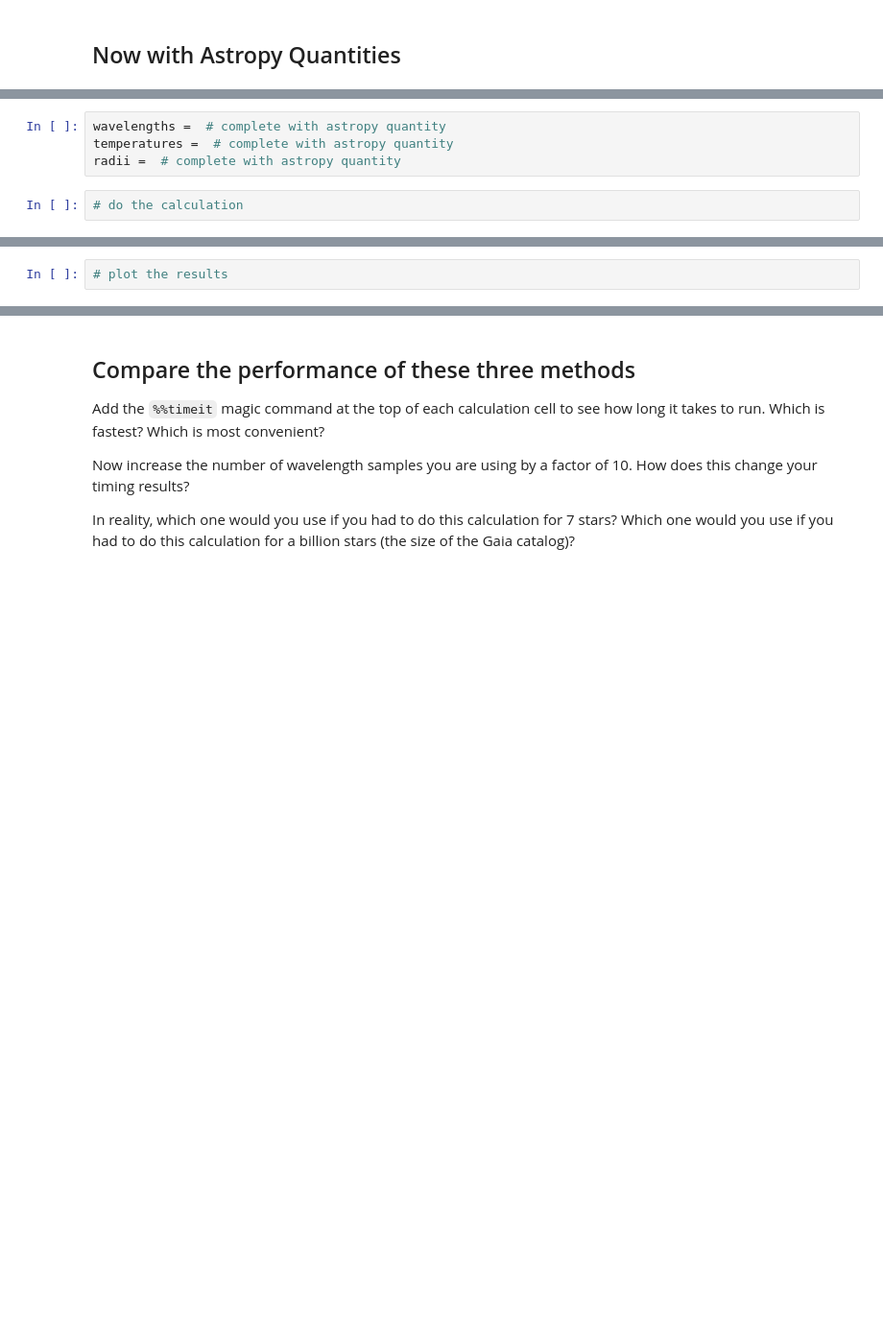
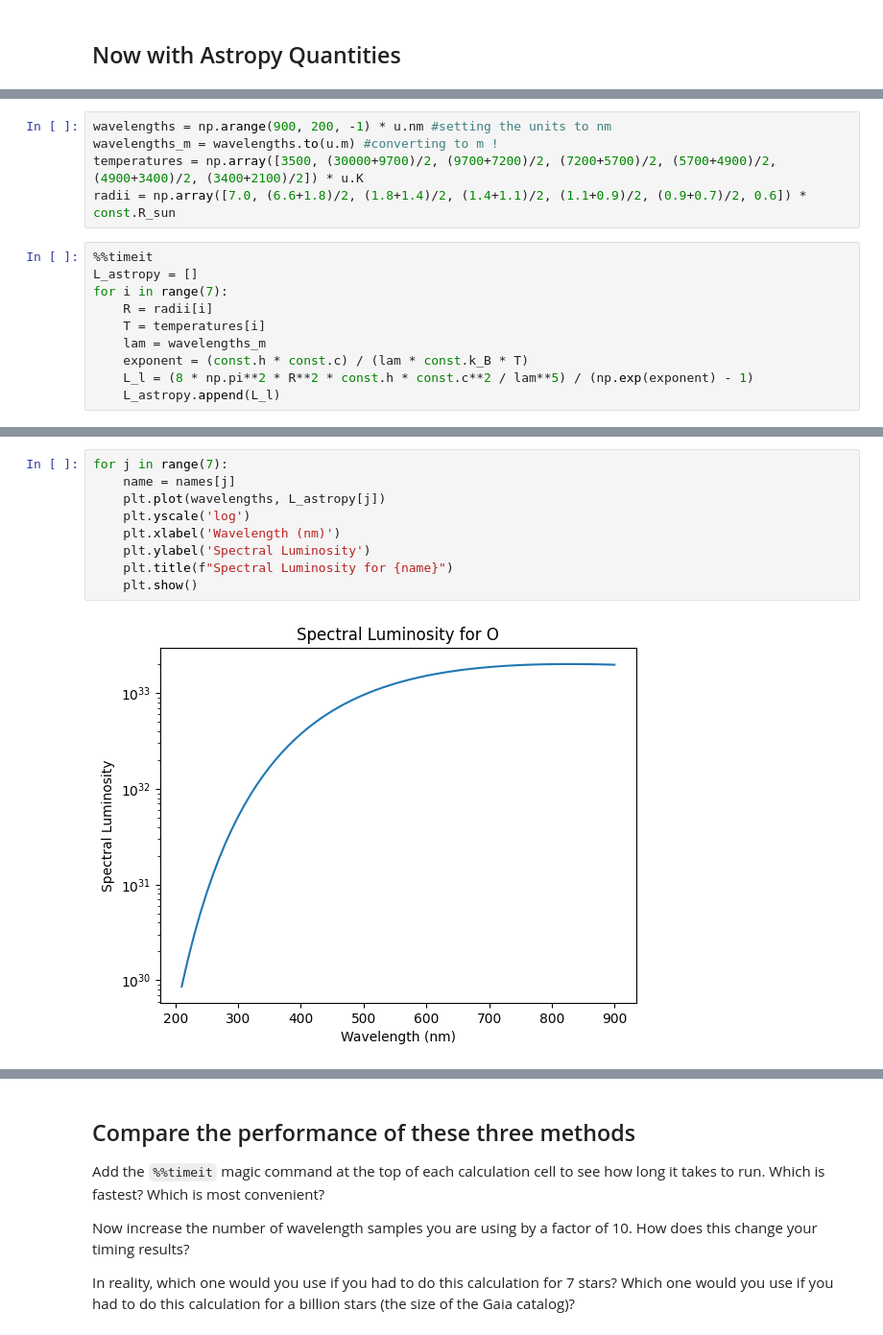
Before and after one commit to ASTR154/scientific-programming, a Jupyter notebook: scientific-programming.ipynb, the cells around one changed output, grey strips where cells are left out. Shown at 96% size. Cells and saved outputs as stored; diff of their text form; blank space fills up the shorter version.

```diff
--- a/scientific-programming.ipynb
+++ b/scientific-programming.ipynb
@@ -121,6 +123,15 @@ quantity_support()
 # %%
-wavelengths =  # complete with astropy quantity
-temperatures =  # complete with astropy quantity
-radii =  # complete with astropy quantity
+wavelengths = np.arange(900, 200, -1) * u.nm #setting the units to nm
+wavelengths_m = wavelengths.to(u.m) #converting to m !
+temperatures = np.array([3500, (30000+9700)/2, (9700+7200)/2, (7200+5700)/2, (5700+4900)/2, (4900+3400)/2, (3400+2100)/2]) * u.K
+radii = np.array([7.0, (6.6+1.8)/2, (1.8+1.4)/2, (1.4+1.1)/2, (1.1+0.9)/2, (0.9+0.7)/2, 0.6]) * const.R_sun
 # %%
-# do the calculation
+%%timeit
+L_astropy = []
+for i in range(7):
+    R = radii[i]
+    T = temperatures[i]
+    lam = wavelengths_m
+    exponent = (const.h * const.c) / (lam * const.k_B * T)
+    L_l = (8 * np.pi**2 * R**2 * const.h * const.c**2 / lam**5) / (np.exp(exponent) - 1)
+    L_astropy.append(L_l)
@@ -127,2 +140,11 @@ radii =  # complete with astropy quantity
 # %%
-# plot the results
+for j in range(7):
+    name = names[j]
+    plt.plot(wavelengths, L_astropy[j])
+    plt.yscale('log')
+    plt.xlabel('Wavelength (nm)')
+    plt.ylabel('Spectral Luminosity')
+    plt.title(f"Spectral Luminosity for {name}")
+    plt.show()
+# %% [output]
+[figure, added]
```
Also changed, not shown: parts of 15 cells of this notebook.
